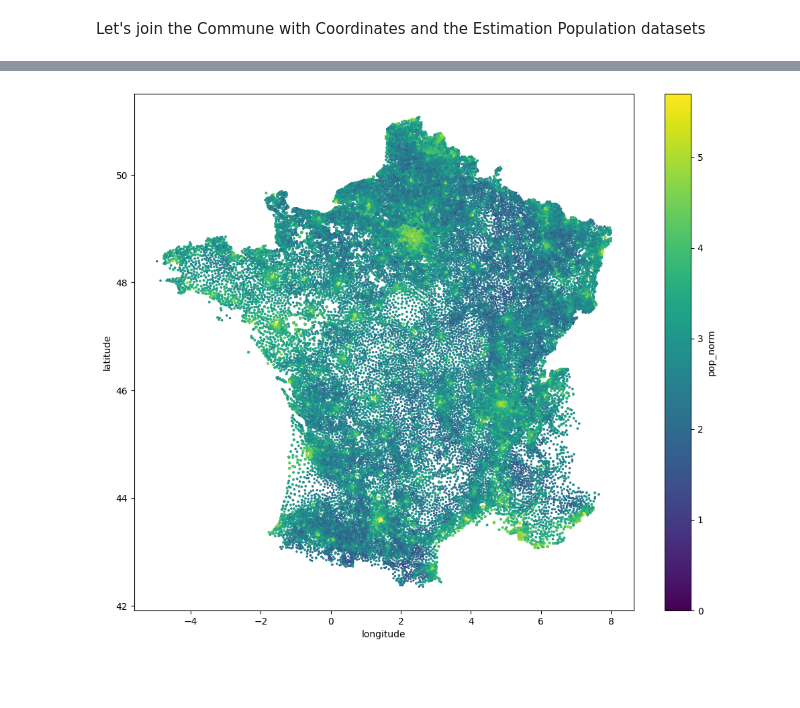
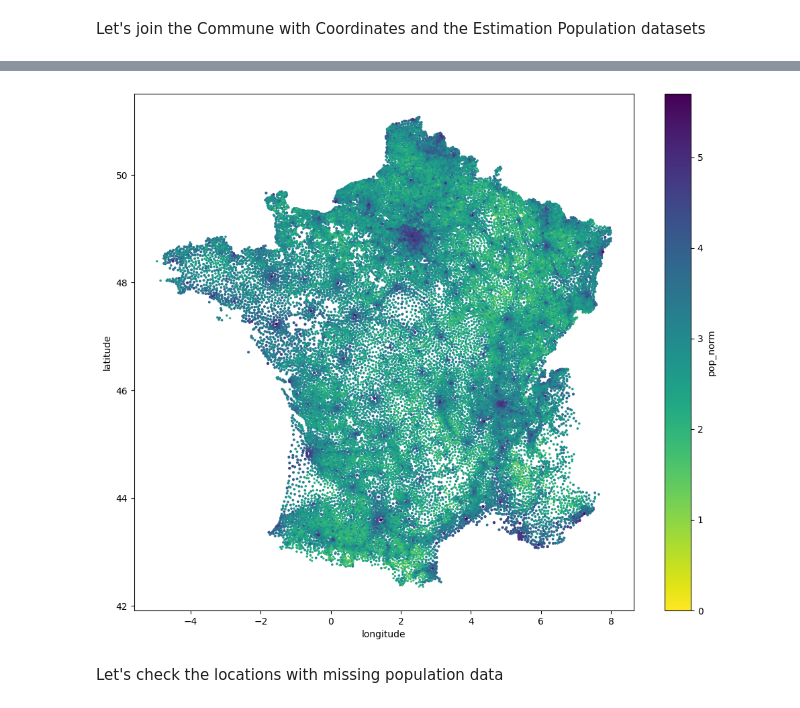
Before and after one commit to dataforgoodfr/13_odis, a Jupyter notebook: eda/notebooks/jacques.ipynb, the cells around one changed output, grey strips where cells are left out. Saved outputs shown, nothing was run; the diff lists cells and outputs as text; code cells hidden in the pictures; blank space fills up the shorter version.

```diff
--- a/eda/notebooks/jacques.ipynb
+++ b/eda/notebooks/jacques.ipynb
@@ -15,6 +15,7 @@ import numpy as np
 # %%
 df = pd.read_csv('../csv/insee-coordonnees-communes-departement-region.csv')
 df = df.rename(columns={"code_commune_INSEE":"codgeo"})
+df = df.drop_duplicates(subset=['codgeo'], keep='first')
 # %%
 df.describe()
 # %% [output]
@@ -104,2 +93,2 @@ pop.head()
 # %%
-pop = pop[["codgeo", "libgeo", "p21_pop"]]
+pop = pop[["codgeo", "libgeo", "p21_pop", 'p20_pop']]
@@ -146,6 +111,8 @@ loc_with_pop.sort_values('p21_pop', ascending=False)
 # %%
 loc_with_pop['pop_norm'] = np.log10(loc_with_pop.p21_pop)
-loc_with_pop.plot(x="longitude", y="latitude",  kind="scatter", c='pop_norm', s='pop_norm')
+loc_with_pop.plot(x="longitude", y="latitude",  kind="scatter", c='pop_norm', s='pop_norm', cmap='viridis_r')
 plt.gcf().set_size_inches(12, 10)
 # %% [output]
-[figure, old version]
+[figure, new version]
+# %% [markdown]
+Let's check the locations with missing population data
```
Also changed, not shown: parts of 12 cells of this notebook.
